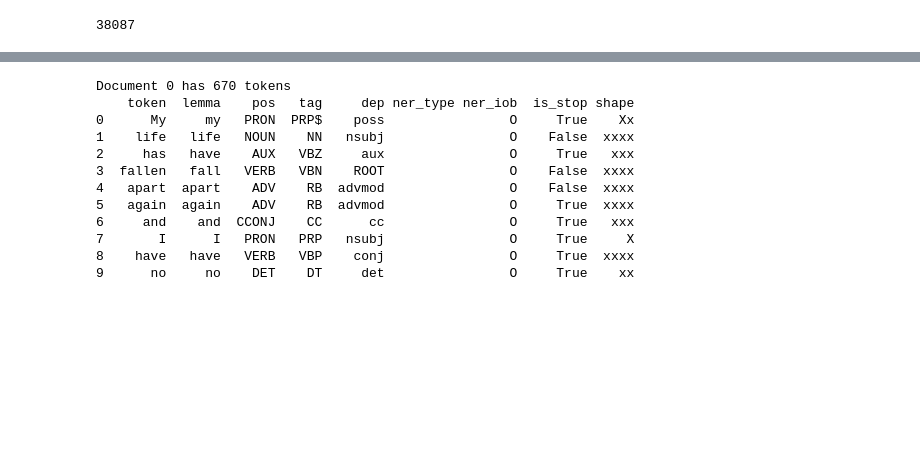
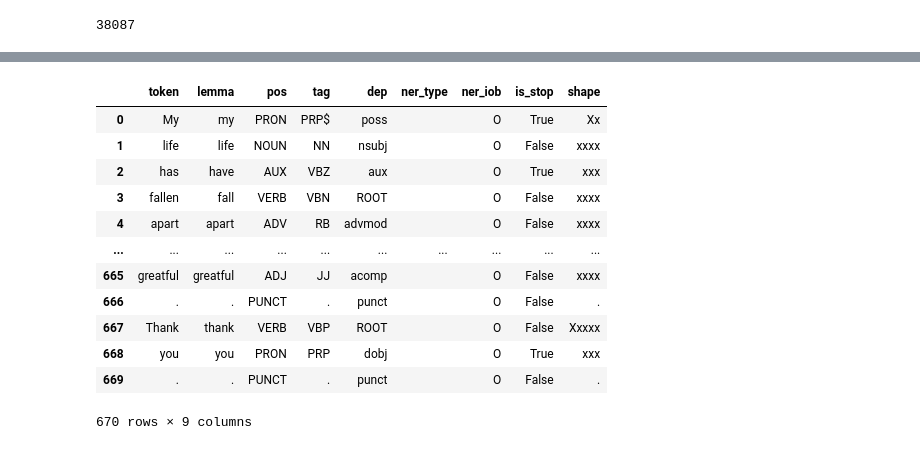
Before and after one commit to Zaki2409/AI-Engineer-Hands-on, a Jupyter notebook: CompassionAI/CompassionAI.ipynb, the cells around one changed output, grey strips where cells are left out. Cells and saved outputs as stored; diff of their text form; code cells hidden in the pictures; blank space fills up the shorter version.

```diff
--- a/CompassionAI/CompassionAI.ipynb
+++ b/CompassionAI/CompassionAI.ipynb
@@ -534,20 +540,19 @@ for ix, doc in enumerate(spacy_doc_train_doc[:100]):
     features = extract_token_and_tag(doc)
     df = pd.DataFrame(features, columns=columns)
     pos_token_dfs.append(df)
-# %%
-# Check first document
-print(f"Document 0 has {len(pos_token_dfs[0])} tokens")
-print(pos_token_dfs[0].head(10))
-# %% [output]
-Document 0 has 670 tokens
-    token  lemma    pos   tag     dep ner_type ner_iob  is_stop shape
-0      My     my   PRON  PRP$    poss                O     True    Xx
-1    life   life   NOUN    NN   nsubj                O    False  xxxx
-2     has   have    AUX   VBZ     aux                O     True   xxx
-3  fallen   fall   VERB   VBN    ROOT                O    False  xxxx
-4   apart  apart    ADV    RB  advmod                O    False  xxxx
-5   again  again    ADV    RB  advmod                O     True  xxxx
-6     and    and  CCONJ    CC      cc                O     True   xxx
-7       I      I   PRON   PRP   nsubj                O     True     X
-8    have   have   VERB   VBP    conj                O     True  xxxx
-9      no     no    DET    DT     det                O     True    xx
+# %%
+pos_token_dfs[0]
+# %% [output]
+|  | token | lemma | pos | tag | dep | ner_type | ner_iob | is_stop | shape |
+| 0 | My | my | PRON | PRP$ | poss |  | O | True | Xx |
+| 1 | life | life | NOUN | NN | nsubj |  | O | False | xxxx |
+| 2 | has | have | AUX | VBZ | aux |  | O | True | xxx |
+| 3 | fallen | fall | VERB | VBN | ROOT |  | O | False | xxxx |
+| 4 | apart | apart | ADV | RB | advmod |  | O | False | xxxx |
+| ... | ... | ... | ... | ... | ... | ... | ... | ... | ... |
+| 665 | greatful | greatful | ADJ | JJ | acomp |  | O | False | xxxx |
+| 666 | . | . | PUNCT | . | punct |  | O | False | . |
+| 667 | Thank | thank | VERB | VBP | ROOT |  | O | False | Xxxxx |
+| 668 | you | you | PRON | PRP | dobj |  | O | True | xxx |
+| 669 | . | . | PUNCT | . | punct |  | O | False | . |
+670 rows × 9 columns
```
Also changed, not shown: parts of 57 cells of this notebook, 13 other files.
